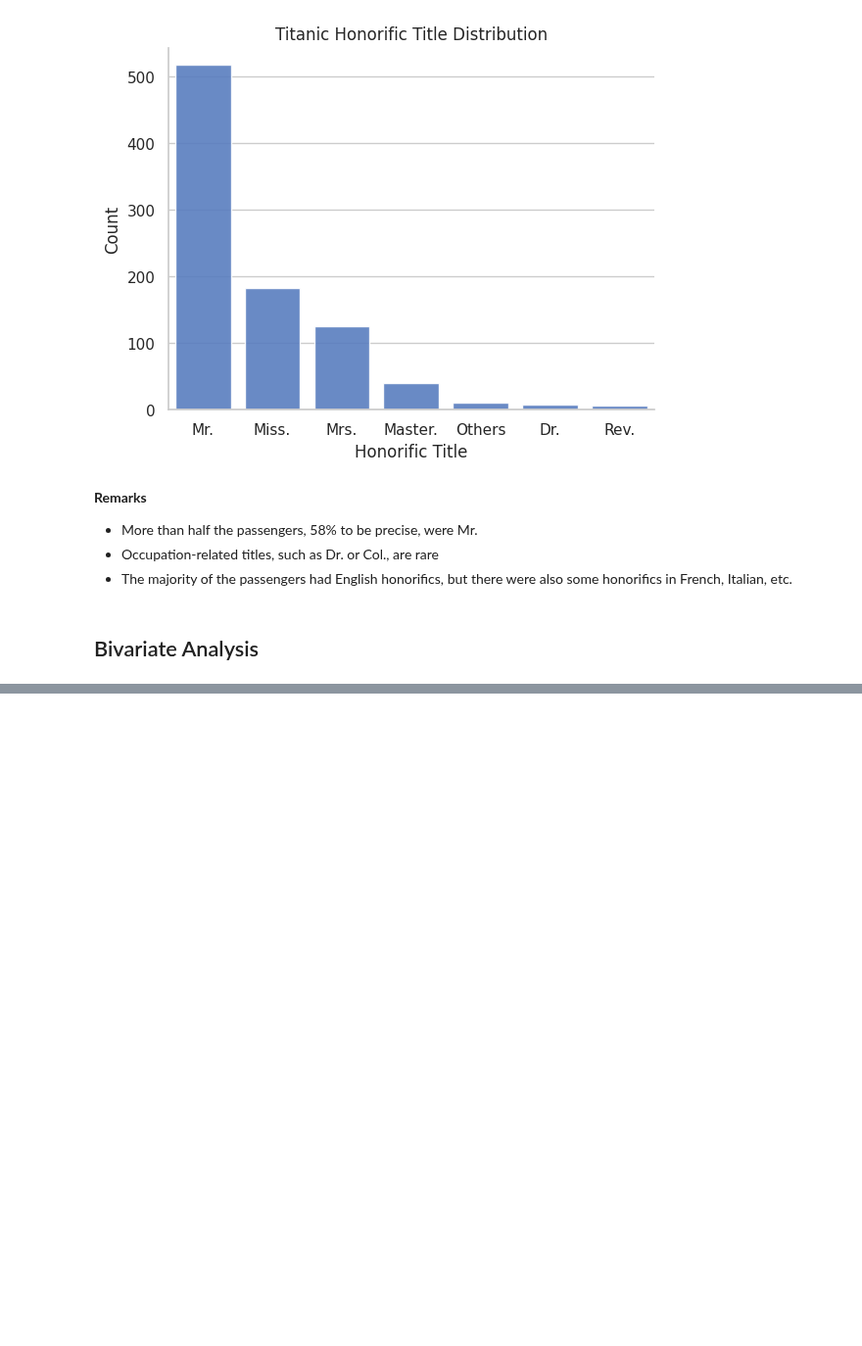
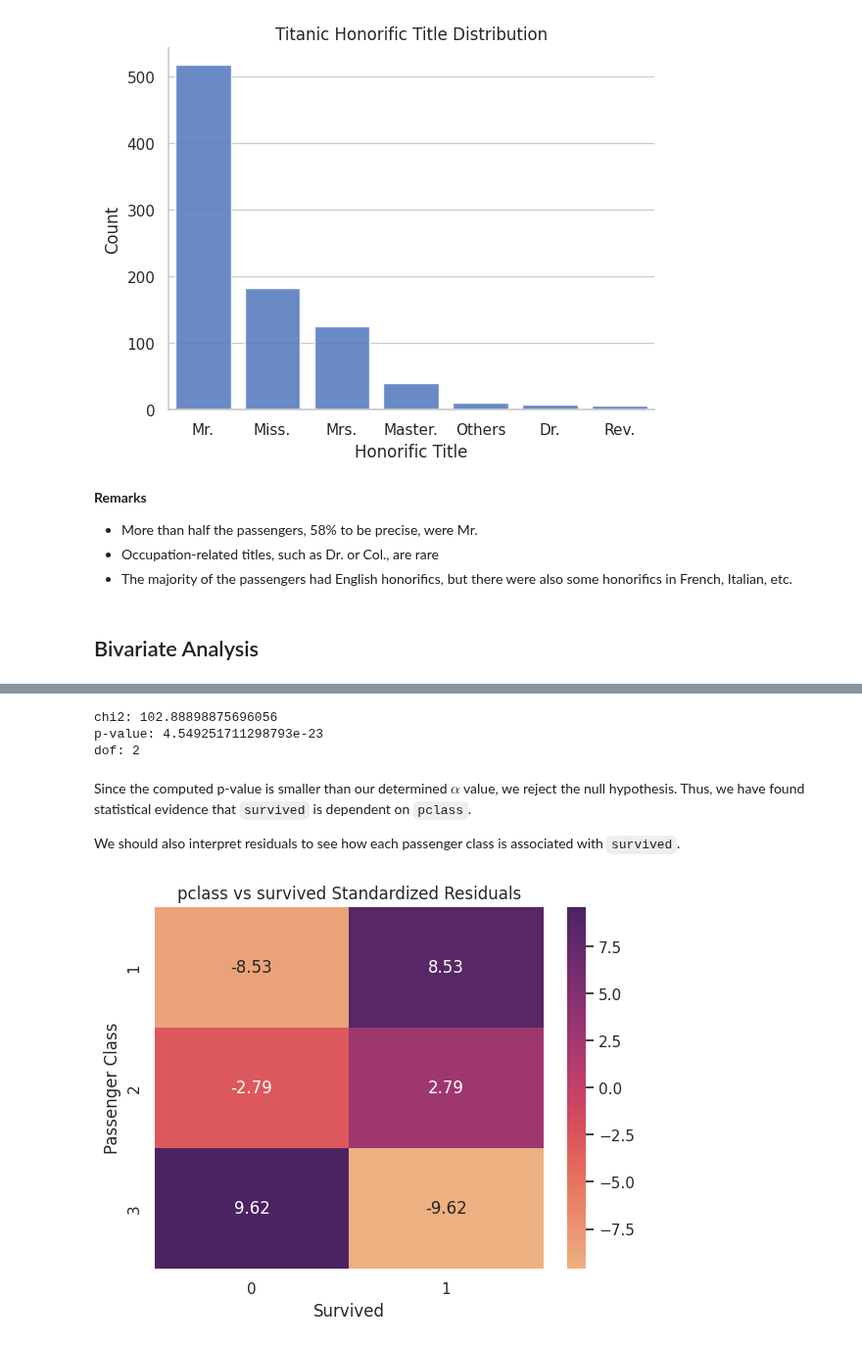
Before and after one commit to dunarand/Kaggle-Titanic-Competition, a Jupyter notebook: notebooks/3 - Exploratory Data Analysis.ipynb, the cells around one changed output, grey strips where cells are left out. Shown at 98% size. Cells and saved outputs as stored; diff of their text form; code cells hidden in the pictures; blank space fills up the shorter version.

```diff
--- a/notebooks/3 - Exploratory Data Analysis.ipynb
+++ b/notebooks/3 - Exploratory Data Analysis.ipynb
@@ -880,0 +955,32 @@ some honorifics in French, Italian, etc.
+# %%
+obs_val = pd.crosstab(df["pclass"], df["survived"])
+contingency_table = obs_val
+chi2, pval, dof, expected = stats.chi2_contingency(contingency_table)
+
+print(f"chi2: {chi2}\np-value: {pval}\ndof: {dof}")
+# %% [output]
+chi2: 102.88898875696056
+p-value: 4.549251711298793e-23
+dof: 2
+# %% [markdown]
+Since the computed p-value is smaller than our determined $\alpha$ value, we
+reject the null hypothesis. Thus, we have found statistical evidence that
+`survived` is dependent on `pclass`.
+
+We should also interpret residuals to see how each passenger class is
+associated with `survived`.
+# %%
+table = Table(obs_val)
+table.test_nominal_association()
+std_resids = table.standardized_resids
+
+ax = sns.heatmap(std_resids, annot=True, cmap="flare", center=0, fmt=".2f")
+
+ax.set_xlabel("Survived")
+ax.set_ylabel("Passenger Class")
+ax.set_title("pclass vs survived Standardized Residuals")
+
+plt.savefig("../assets/surv_vs_pclass_resids.png")
+plt.show()
+# %% [output]
+[figure, added]
```
Also changed, not shown: parts of 89 cells of this notebook, 20 other files.
